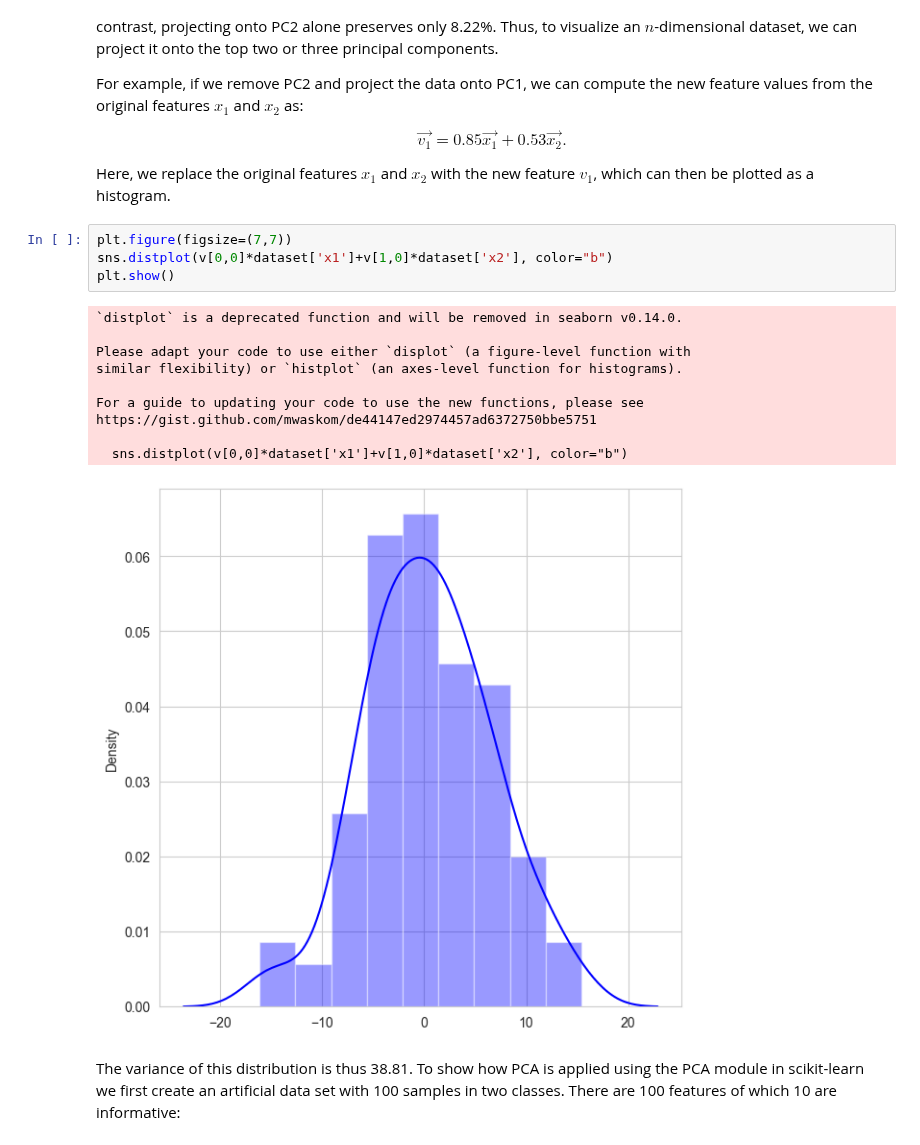
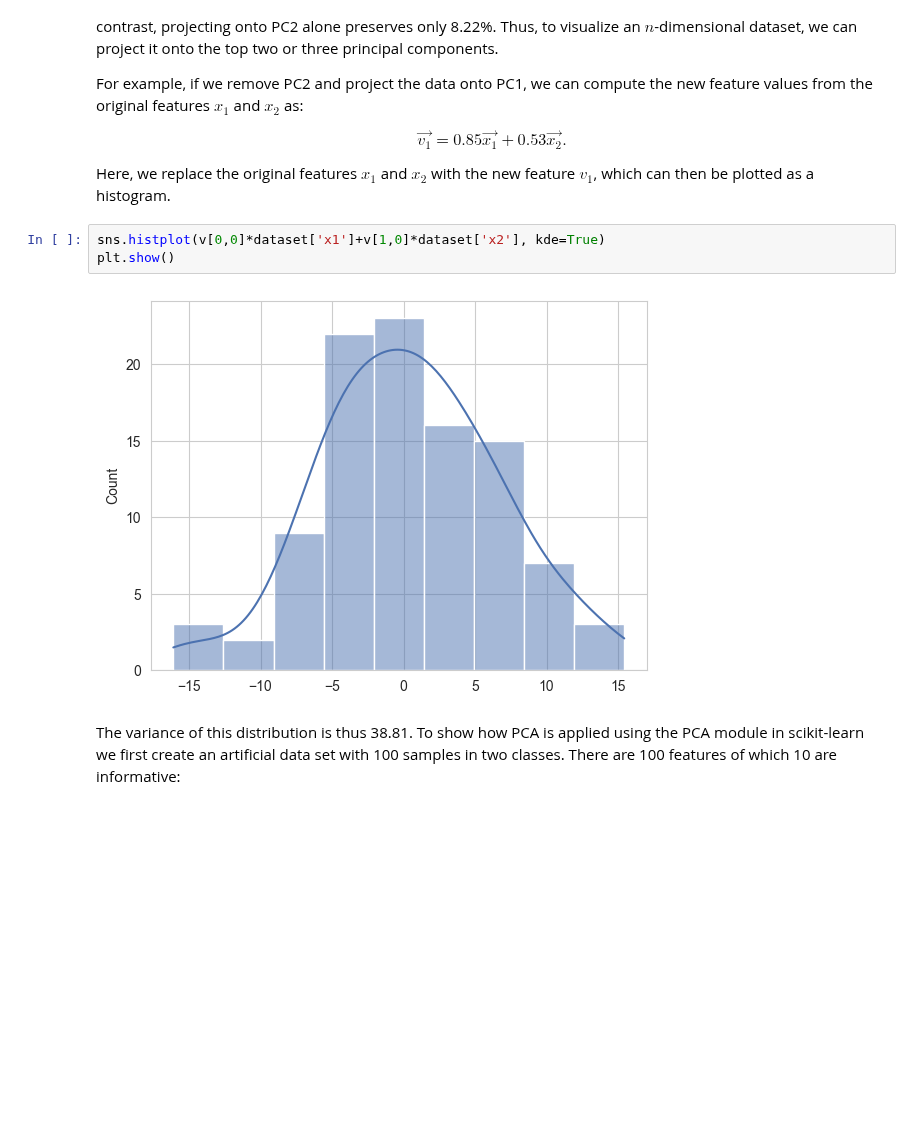
Before and after one commit to CompOmics/lsabd-machine-learning-tutorials, a Jupyter notebook: notebooks/answers/2-dimensionality-reduction.ipynb, the cells around one changed output. Drawn from its saved outputs; the diff is of its cells as text; blank space fills up the shorter version.

```diff
--- a/notebooks/answers/2-dimensionality-reduction.ipynb
+++ b/notebooks/answers/2-dimensionality-reduction.ipynb
@@ -96,20 +95,10 @@ $$\vec{v_1} =  0.85 \vec{x_1} + 0.53 \vec{x_2}.$$
 
 Here, we replace the original features $x_1$ and $x_2$ with the new feature $v_1$, which can then be plotted as a histogram.
 # %%
-plt.figure(figsize=(7,7))
-sns.distplot(v[0,0]*dataset['x1']+v[1,0]*dataset['x2'], color="b")
+sns.histplot(v[0,0]*dataset['x1']+v[1,0]*dataset['x2'], kde=True)
 plt.show()
 # %% [output]
-`distplot` is a deprecated function and will be removed in seaborn v0.14.0.
-
-Please adapt your code to use either `displot` (a figure-level function with
-similar flexibility) or `histplot` (an axes-level function for histograms).
-
-For a guide to updating your code to use the new functions, please see
-https://gist.github.com/mwaskom/de44147ed2974457ad6372750bbe5751
-
-  sns.distplot(v[0,0]*dataset['x1']+v[1,0]*dataset['x2'], color="b")
-[figure, old version]
+[figure, new version]
 # %% [markdown]
 The variance of this distribution is thus 38.81. To show how PCA is applied using the PCA module in scikit-learn we first create an artificial data set with 100 samples in two classes. There are 100 features of which 10 are informative:
 # %%
```
Also changed, not shown: parts of 5 cells of this notebook, 1 other file.
